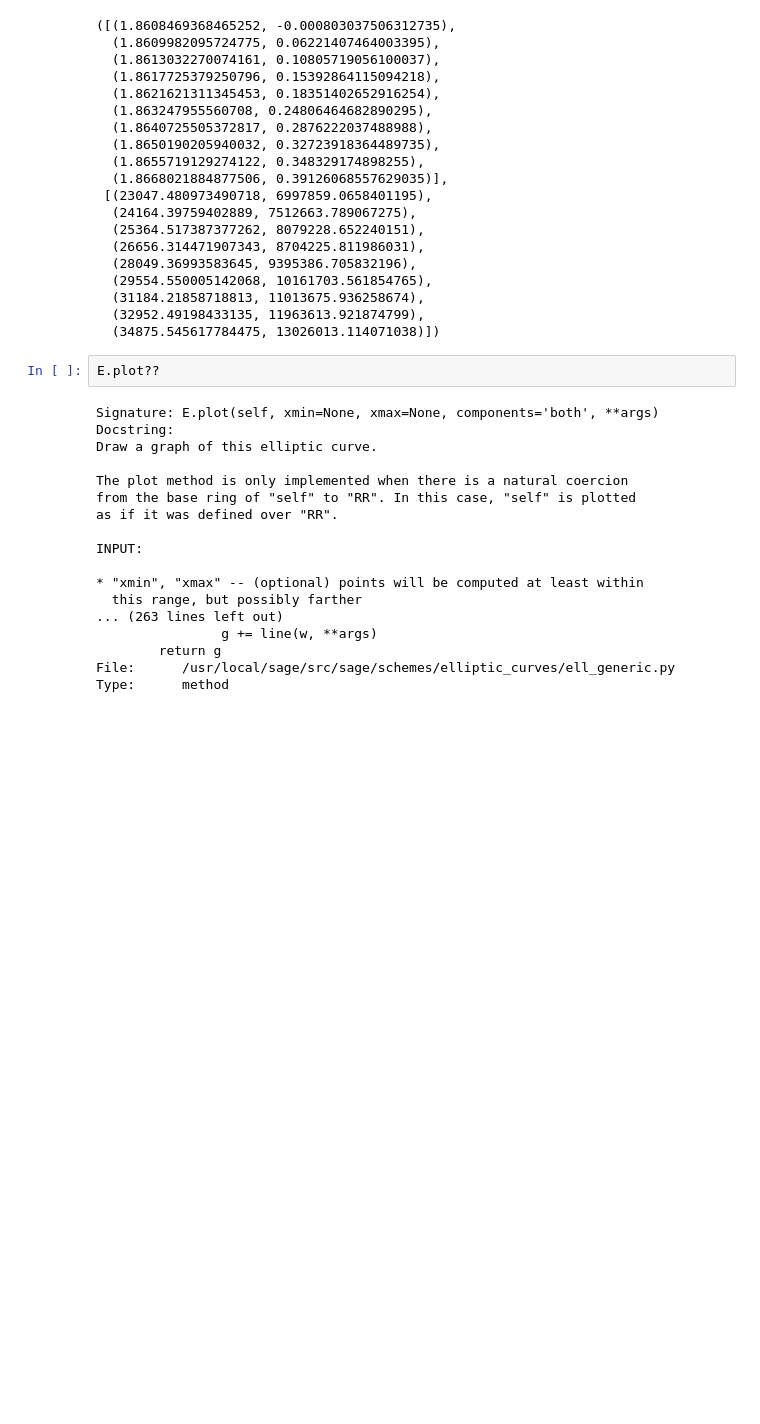
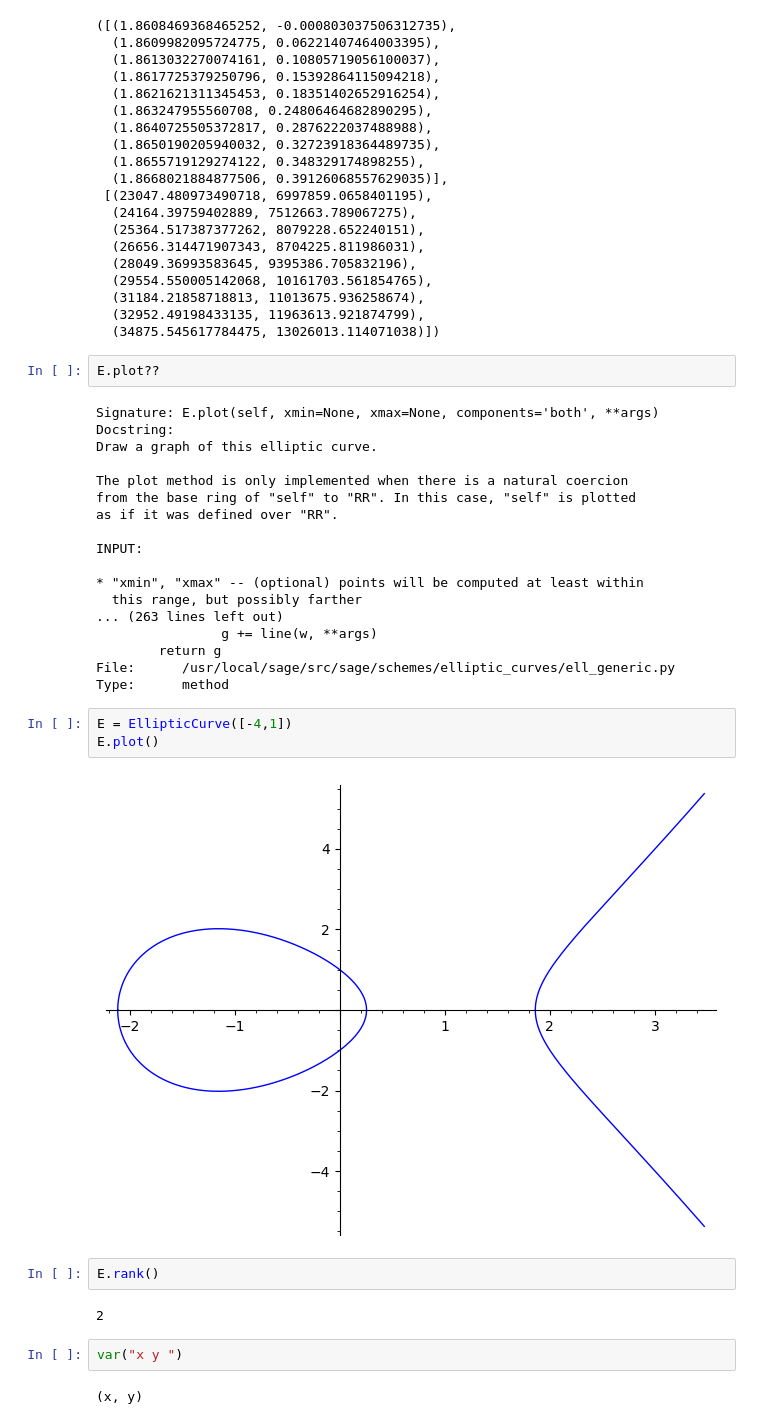
Before and after one commit to chriswuthrich/bsd_video, a Jupyter notebook: sage_notebooks/plot_using_wp.ipynb, the cells around one changed output. Drawn from its saved outputs; the diff is of its cells as text; blank space fills up the shorter version.

```diff
--- a/sage_notebooks/plot_using_wp.ipynb
+++ b/sage_notebooks/plot_using_wp.ipynb
@@ -94,3 +94,16 @@ INPUT:
         return g
 File:      /usr/local/sage/src/sage/schemes/elliptic_curves/ell_generic.py
 Type:      method
+# %%
+E = EllipticCurve([-4,1])
+E.plot()
+# %% [output]
+[figure, added]
+# %%
+E.rank()
+# %% [output]
+2
+# %%
+var("x y ")
+# %% [output]
+(x, y)
```
Also changed, not shown: parts of 7 cells of this notebook, 1 other file.
